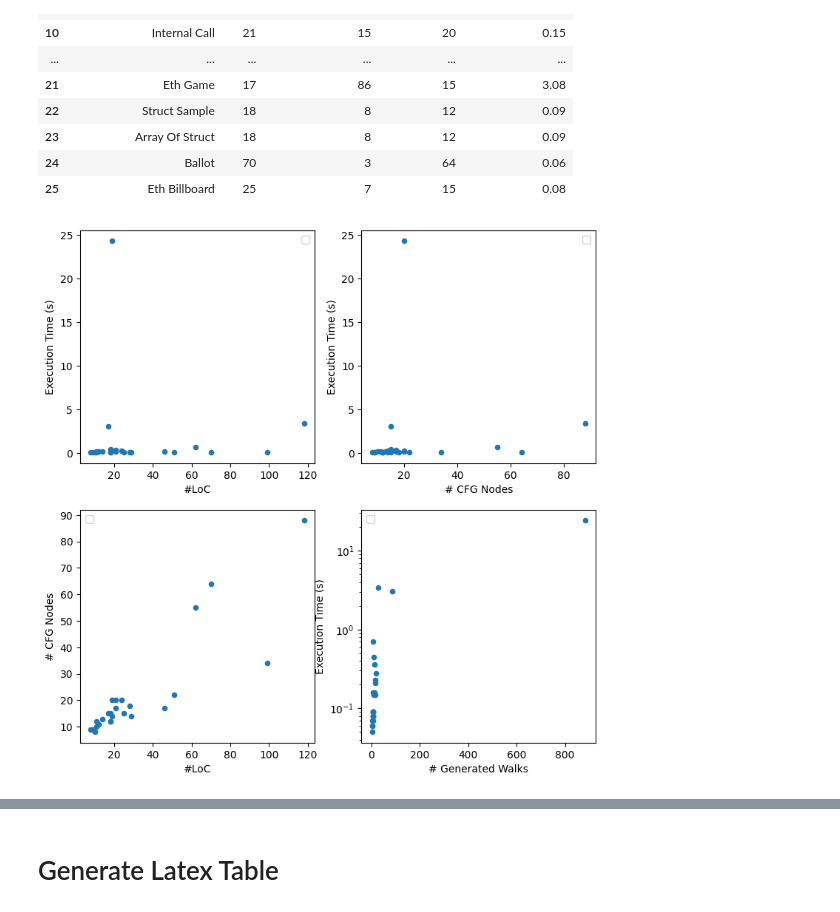
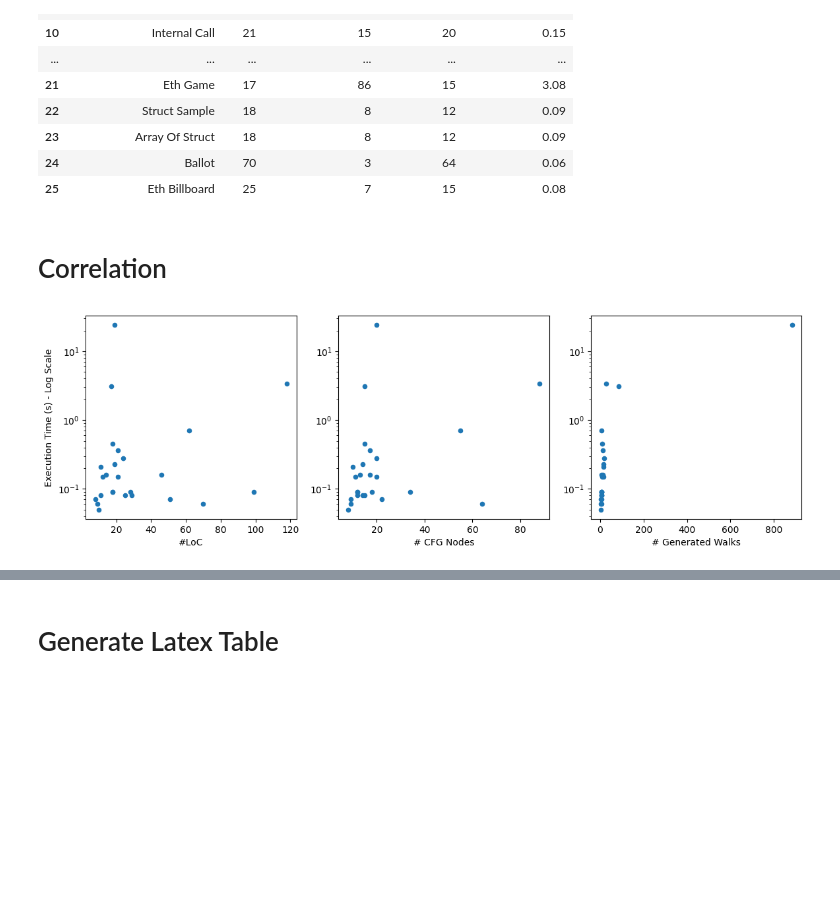
Before and after one commit to professormahi/griffin-targeted-symbolic-execution, a Jupyter notebook: results.ipynb, the cells around one changed output, grey strips where cells are left out. Saved outputs shown, nothing was run; the diff lists cells and outputs as text; code cells hidden in the pictures; blank space fills up the shorter version.

Commit message:
Feat: Add execution-time-analysis figure

```diff
--- a/results.ipynb
+++ b/results.ipynb
@@ -106,14 +106,21 @@ avg_df
 | 23 | Array Of Struct | 18 | 8 | 12 | 0.09 |
 | 24 | Ballot | 70 | 3 | 64 | 0.06 |
 | 25 | Eth Billboard | 25 | 7 | 15 | 0.08 |
+# %% [markdown]
+# Correlation
 # %%
-fig, axes = plt.subplots(nrows=2, ncols=2, figsize=(9, 9))
+fig, axes = plt.subplots(nrows=1, ncols=3, figsize=(14, 4))
 
-avg_df.plot.scatter(x='#LoC', y='Execution Time (s)', logy=False, ax=axes[0, 0], subplots=True)
-avg_df.plot.scatter(x='# CFG Nodes', y='Execution Time (s)', logy=False, ax=axes[0, 1], subplots=True)
-avg_df.plot.scatter(x='#LoC', y='# CFG Nodes', ax=axes[1, 0], subplots=True)
-avg_df.plot.scatter(x='# Generated Walks', y='Execution Time (s)', logy=True, ax=axes[1, 1], subplots=True)
+avg_df.plot.scatter(x='#LoC', y='Execution Time (s)', logy=True, ax=axes[0], subplots=True, legend=False)
+avg_df.plot.scatter(x='# CFG Nodes', y='Execution Time (s)', logy=True, ax=axes[1], subplots=True, legend=False)
+avg_df.plot.scatter(x='# Generated Walks', y='Execution Time (s)', logy=True, ax=axes[2], subplots=True, legend= False)
+
+axes[0].set_ylabel('Execution Time (s) - Log Scale')
+axes[1].set_ylabel('')
+axes[2].set_ylabel('')
+
+plt.savefig('/tmp/execution-time.png', dpi=300)
 
 plt.show()
 # %% [output]
-[figure, old version]
+[figure, new version]
```
Also changed, not shown: parts of 4 cells of this notebook.
